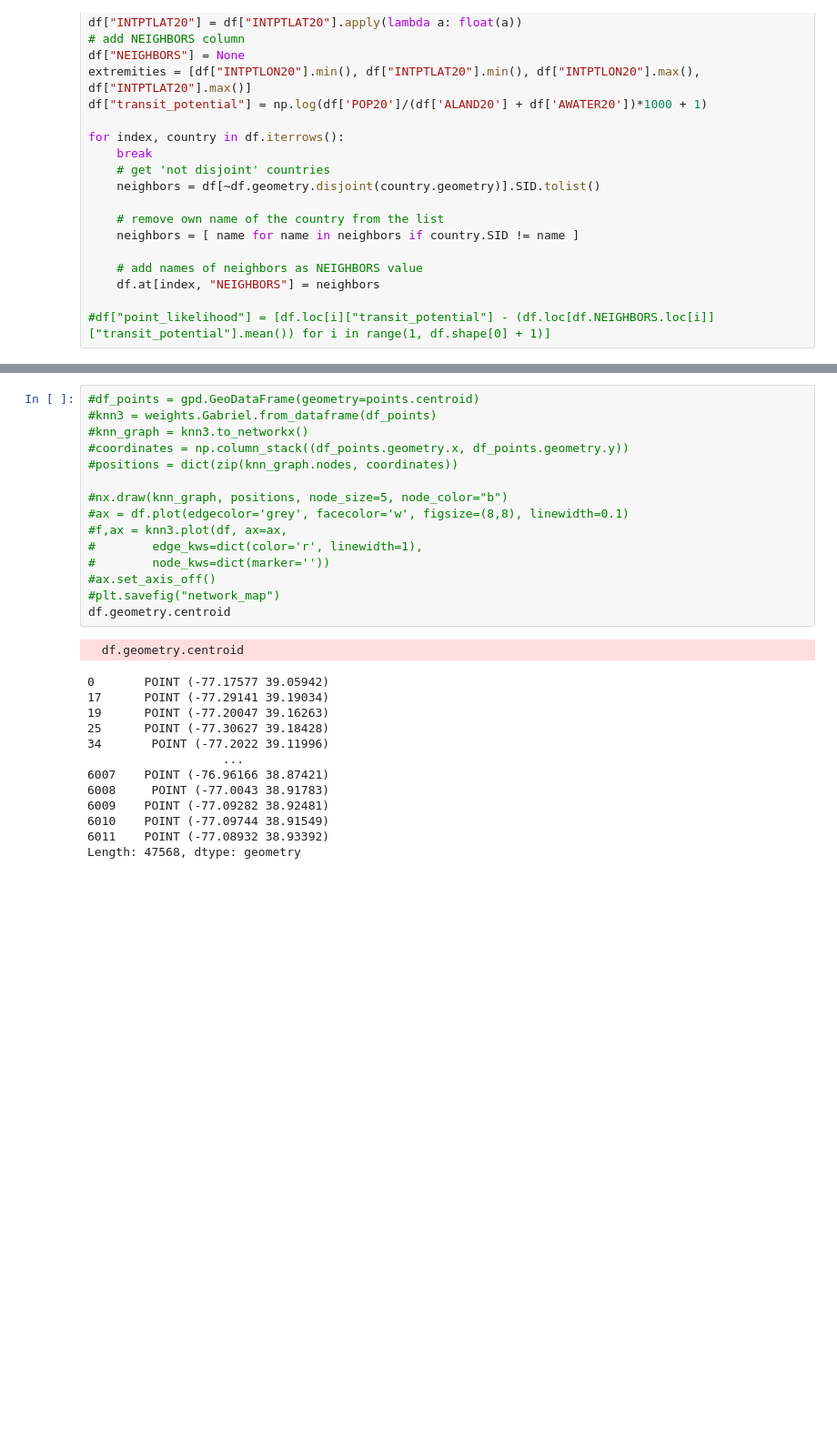
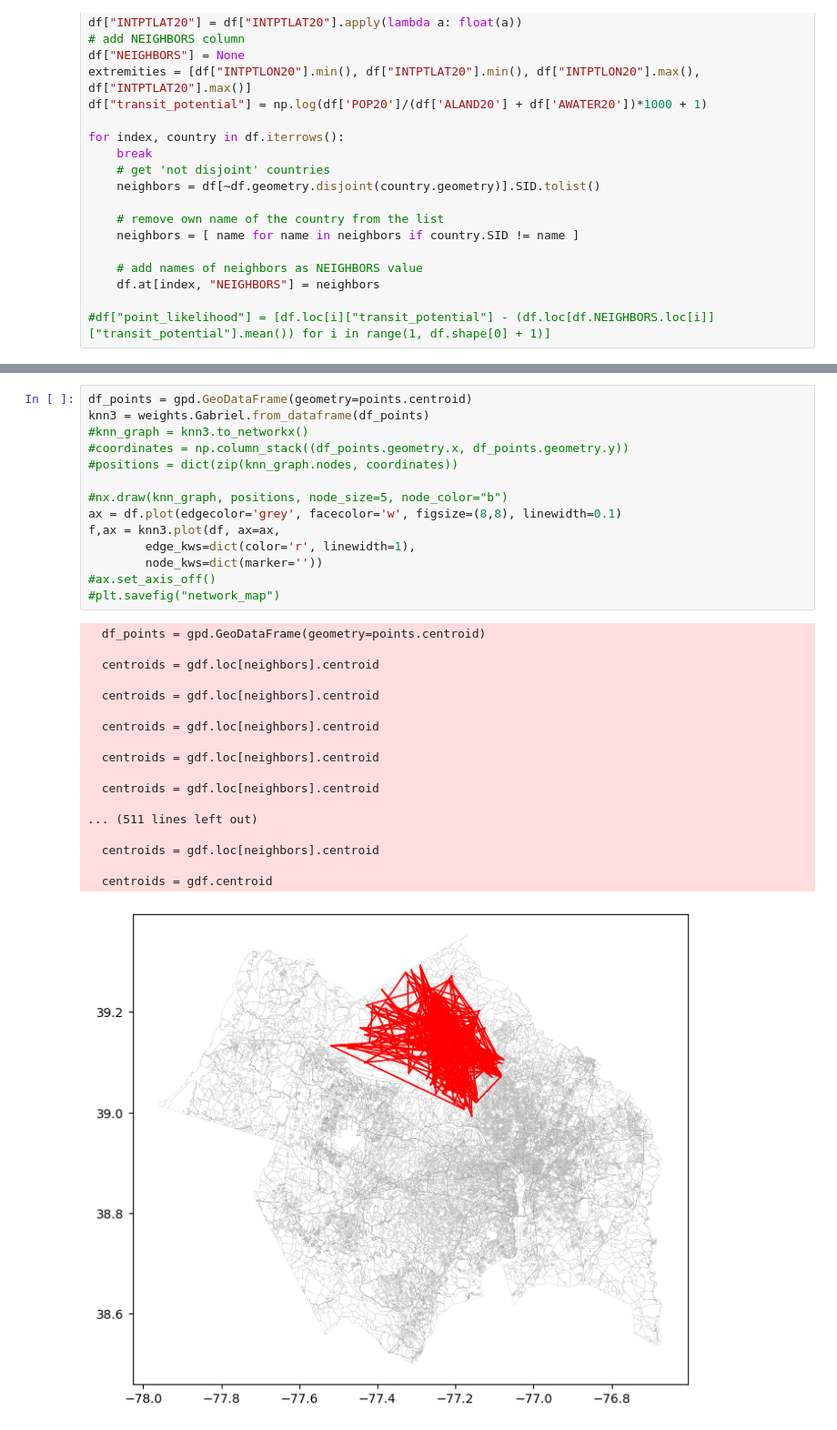
Before and after one commit to spencerrjenkins/cmsc725_wmata_map, a Jupyter notebook: eda.ipynb, the cells around one changed output, grey strips where cells are left out. Shown at 91% size. Cells and saved outputs as stored; diff of their text form; blank space fills up the shorter version.

```diff
--- a/eda.ipynb
+++ b/eda.ipynb
@@ -85,32 +76,36 @@ points = gpd.GeoDataFrame(df[df['SID'].isin(l)]).to_crs("EPSG:4326")
 # %%
-#df_points = gpd.GeoDataFrame(geometry=points.centroid)
-#knn3 = weights.Gabriel.from_dataframe(df_points)
+df_points = gpd.GeoDataFrame(geometry=points.centroid)
+knn3 = weights.Gabriel.from_dataframe(df_points)
 #knn_graph = knn3.to_networkx()
 #coordinates = np.column_stack((df_points.geometry.x, df_points.geometry.y))
 #positions = dict(zip(knn_graph.nodes, coordinates))
 
 #nx.draw(knn_graph, positions, node_size=5, node_color="b")
-#ax = df.plot(edgecolor='grey', facecolor='w', figsize=(8,8), linewidth=0.1)
-#f,ax = knn3.plot(df, ax=ax,
-#        edge_kws=dict(color='r', linewidth=1),
-#        node_kws=dict(marker=''))
+ax = df.plot(edgecolor='grey', facecolor='w', figsize=(8,8), linewidth=0.1)
+f,ax = knn3.plot(df, ax=ax,
+        edge_kws=dict(color='r', linewidth=1),
+        node_kws=dict(marker=''))
 #ax.set_axis_off()
 #plt.savefig("network_map")
-df.geometry.centroid
 # %% [output]
-  df.geometry.centroid
+  df_points = gpd.GeoDataFrame(geometry=points.centroid)
+
+  centroids = gdf.loc[neighbors].centroid
+
+  centroids = gdf.loc[neighbors].centroid
+
+  centroids = gdf.loc[neighbors].centroid
+
+  centroids = gdf.loc[neighbors].centroid
+
+  centroids = gdf.loc[neighbors].centroid
+
+... (511 lines left out)
+
+  centroids = gdf.loc[neighbors].centroid
+
+  centroids = gdf.centroid
-0       POINT (-77.17577 39.05942)
-17      POINT (-77.29141 39.19034)
-19      POINT (-77.20047 39.16263)
-25      POINT (-77.30627 39.18428)
-34       POINT (-77.2022 39.11996)
-                   ...
-6007    POINT (-76.96166 38.87421)
-6008     POINT (-77.0043 38.91783)
-6009    POINT (-77.09282 38.92481)
-6010    POINT (-77.09744 38.91549)
-6011    POINT (-77.08932 38.93392)
-Length: 47568, dtype: geometry
+[figure, added]
 # %%
 '''ax = df.plot(edgecolor='black', facecolor='w', figsize=(8,8), linewidth=0.1)
 ax.set_axis_off()
```
Also changed, not shown: parts of 5 cells of this notebook.
